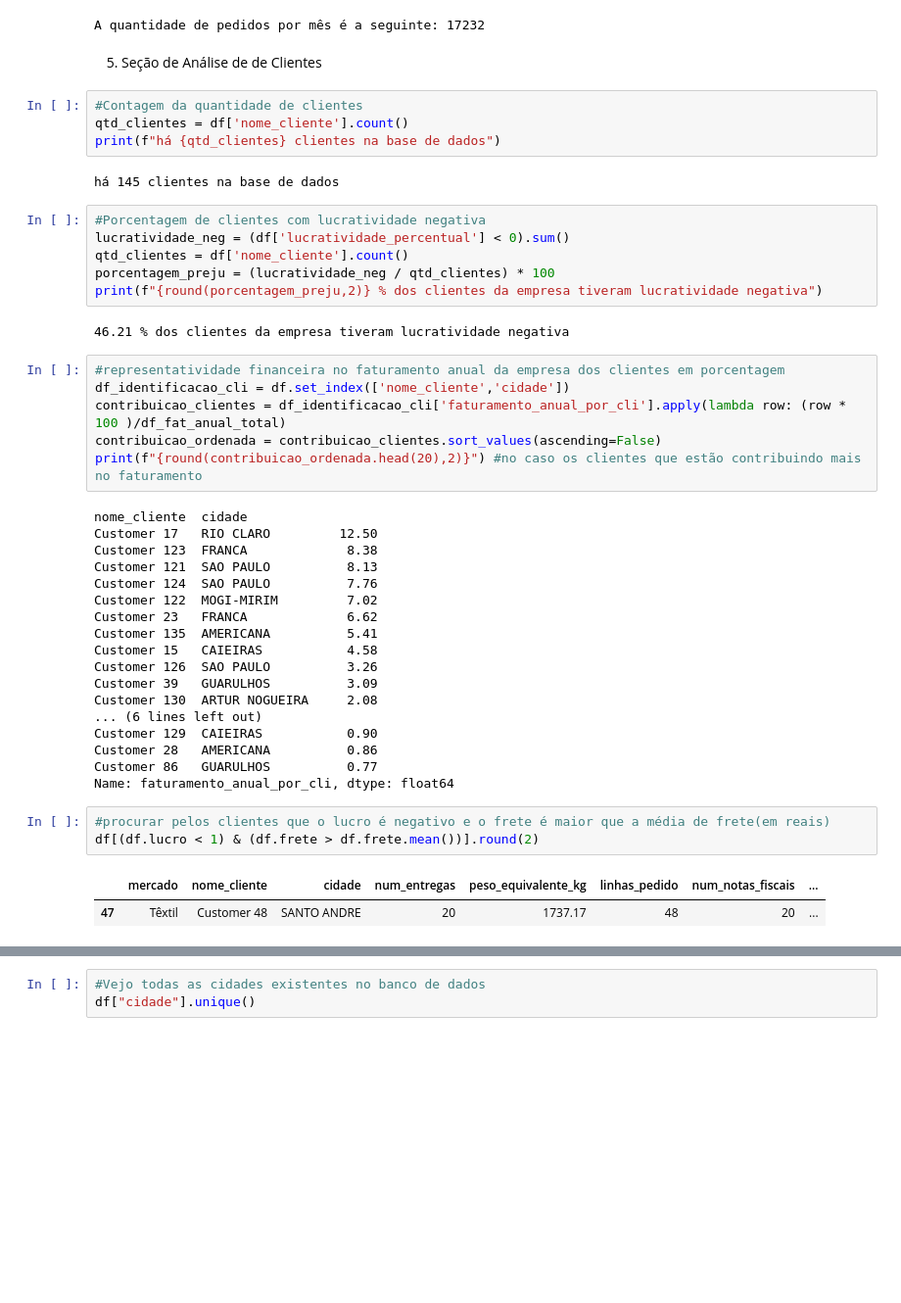
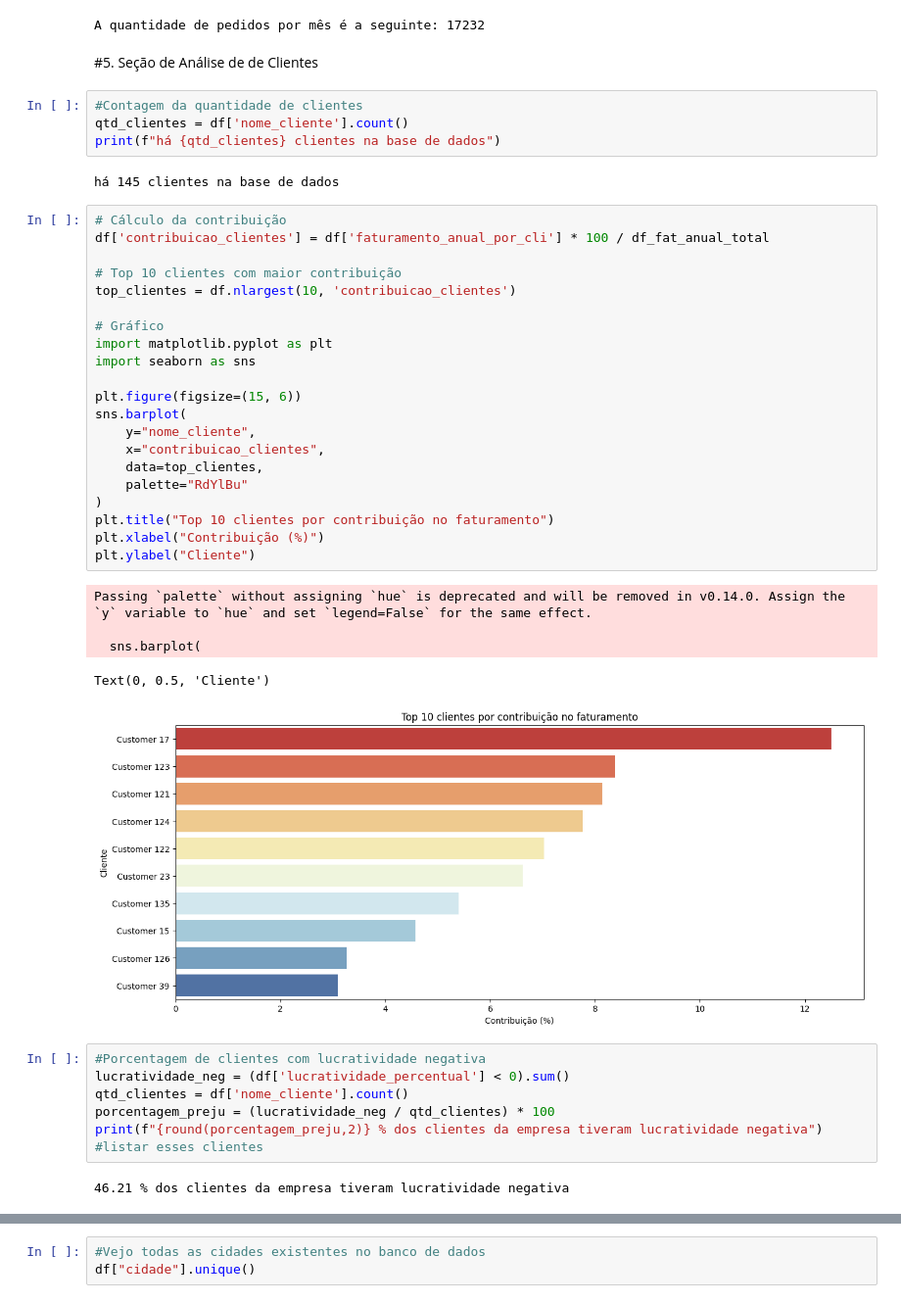
Before and after one commit to 1da1ana1/Case_Itau, a Jupyter notebook: CaseItau.ipynb, the cells around one changed output, grey strips where cells are left out. Shown: that part at 98% size. Drawn from its saved outputs; the diff is of its cells as text; blank space fills up the shorter version.

```diff
--- a/CaseItau.ipynb
+++ b/CaseItau.ipynb
@@ -173,48 +191,46 @@ print("A quantidade de pedidos por mês é a seguinte:", pedidos_totais)
 # %% [output]
 A quantidade de pedidos por mês é a seguinte: 17232
 # %% [markdown]
-5. Seção de Análise de de Clientes
+#5. Seção de Análise de de Clientes
 # %%
 #Contagem da quantidade de clientes
 qtd_clientes = df['nome_cliente'].count()
 print(f"há {qtd_clientes} clientes na base de dados")
 # %% [output]
 há 145 clientes na base de dados
+# %%
+# Cálculo da contribuição
+df['contribuicao_clientes'] = df['faturamento_anual_por_cli'] * 100 / df_fat_anual_total
+
+# Top 10 clientes com maior contribuição
+top_clientes = df.nlargest(10, 'contribuicao_clientes')
+
+# Gráfico
+import matplotlib.pyplot as plt
+import seaborn as sns
+
+plt.figure(figsize=(15, 6))
+sns.barplot(
+    y="nome_cliente",
+    x="contribuicao_clientes",
+    data=top_clientes,
+    palette="RdYlBu"
+)
+plt.title("Top 10 clientes por contribuição no faturamento")
+plt.xlabel("Contribuição (%)")
+plt.ylabel("Cliente")
+# %% [output]
+Passing `palette` without assigning `hue` is deprecated and will be removed in v0.14.0. Assign the `y` variable to `hue` and set `legend=False` for the same effect.
+
+  sns.barplot(
+Text(0, 0.5, 'Cliente')
+[figure, added]
 # %%
 #Porcentagem de clientes com lucratividade negativa
 lucratividade_neg = (df['lucratividade_percentual'] < 0).sum()
 qtd_clientes = df['nome_cliente'].count()
 porcentagem_preju = (lucratividade_neg / qtd_clientes) * 100
 print(f"{round(porcentagem_preju,2)} % dos clientes da empresa tiveram lucratividade negativa")
+#listar esses clientes
 # %% [output]
 46.21 % dos clientes da empresa tiveram lucratividade negativa
-# %%
-#representatividade financeira no faturamento anual da empresa dos clientes em porcentagem
-df_identificacao_cli = df.set_index(['nome_cliente','cidade'])
-contribuicao_clientes = df_identificacao_cli['faturamento_anual_por_cli'].apply(lambda row: (row * 100 )/df_fat_anual_total)
-contribuicao_ordenada = contribuicao_clientes.sort_values(ascending=False)
-print(f"{round(contribuicao_ordenada.head(20),2)}") #no caso os clientes que estão contribuindo mais no faturamento
-# %% [output]
-nome_cliente  cidade
-Customer 17   RIO CLARO         12.50
-Customer 123  FRANCA             8.38
-Customer 121  SAO PAULO          8.13
-Customer 124  SAO PAULO          7.76
-Customer 122  MOGI-MIRIM         7.02
-Customer 23   FRANCA             6.62
-Customer 135  AMERICANA          5.41
-Customer 15   CAIEIRAS           4.58
-Customer 126  SAO PAULO          3.26
-Customer 39   GUARULHOS          3.09
-Customer 130  ARTUR NOGUEIRA     2.08
-... (6 lines left out)
-Customer 129  CAIEIRAS           0.90
-Customer 28   AMERICANA          0.86
-Customer 86   GUARULHOS          0.77
-Name: faturamento_anual_por_cli, dtype: float64
-# %%
-#procurar pelos clientes que o lucro é negativo e o frete é maior que a média de frete(em reais)
-df[(df.lucro < 1) & (df.frete > df.frete.mean())].round(2)
-# %% [output]
-|  | mercado | nome_cliente | cidade | num_entregas | peso_equivalente_kg | linhas_pedido | num_notas_fiscais | ... |
-| 47 | Têxtil | Customer 48 | SANTO ANDRE | 20 | 1737.17 | 48 | 20 | ... |
```
Also changed, not shown: parts of 29 cells of this notebook.
